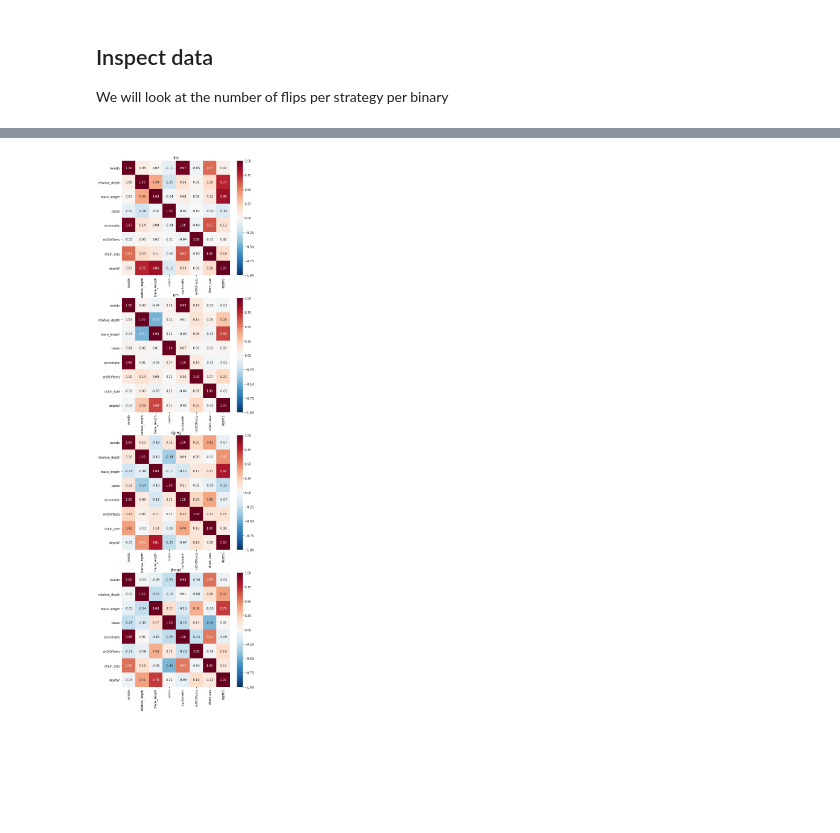
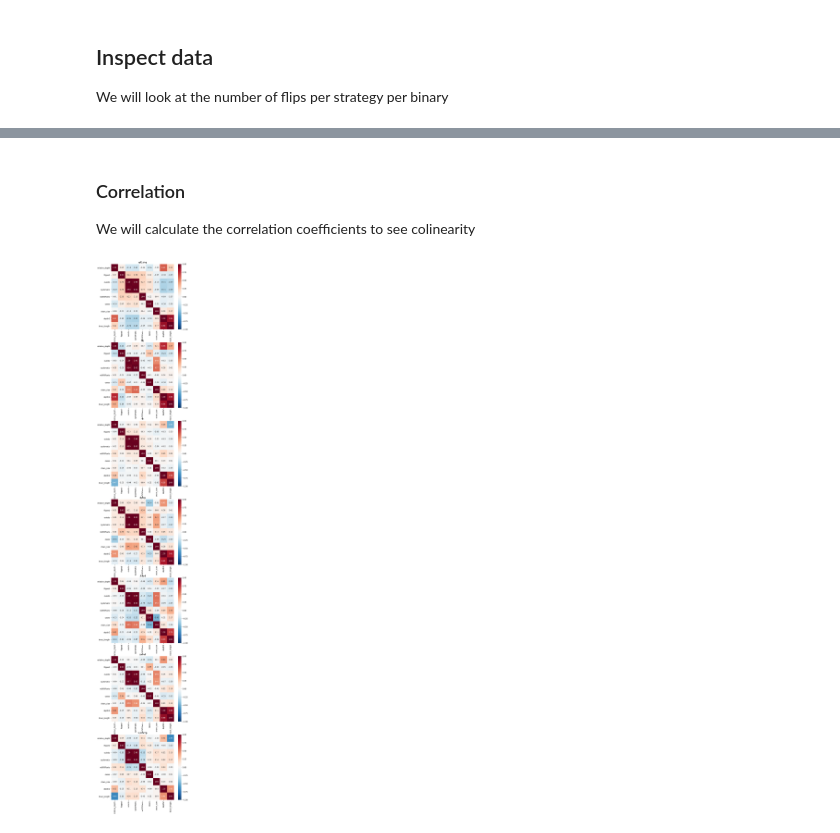
Before and after one commit to Dhayalanb/MotivationThesis, a Jupyter notebook: fuzz_checker/fuzz_checker.ipynb, the cells around one changed output, grey strips where cells are left out. Cells and saved outputs as stored; diff of their text form; code cells hidden in the pictures; blank space fills up the shorter version.

```diff
--- a/fuzz_checker/fuzz_checker.ipynb
+++ b/fuzz_checker/fuzz_checker.ipynb
@@ -17,14 +17,14 @@ import matplotlib.pyplot as plt
 
 STRATEGIES = ['GradientDescentStrategy', 'MagicByteStrategy' , 'OneByteStrategy', 'LengthTaintStrategy', 'ConcolicStrategy', 'RandomStrategy', 'RandomTaintStrategy']
 VARIABLES_TO_TEST = ['oviedo', 'cyclomatic' , 'nrOfOffsets', 'cases', 'chain_size', 'depth2', 'trace_length']
-PROGRAMS = [#"gif2png",
-"file", "nm", "djpeg", "jhead", #"xmlwf",
+PROGRAMS = ["gif2png",
+"file", "nm", "djpeg", "jhead", "xmlwf", "tcpdump"
 ]
 
 all_data = []
 for program in PROGRAMS:
-    print("Reading " + "../results/%s_raw_depth.csv" % program)
-    program_data = pd.read_csv("../results/%s_raw_depth.csv" % program, index_col=False)
+    print("Reading " + "../results/%s/raw_data.csv" % program)
+    program_data = pd.read_csv("../results/%s/raw_data.csv" % program, index_col=False)
     program_data["program"] = program
     all_data.append(program_data)
 data = pd.concat(all_data)
@@ -35,4 +35,6 @@ data["Strategy"] = data["Strategy"].astype('category')
 
 #add new column
 data["relative_depth"] = data["depth2"]/data["trace_length"]
+print("done")
+data.info()
 # %% [output]
@@ -59,10 +75,11 @@ We will look at the number of flips per strategy per binary
 
 df = data
 programs = df.program.unique()
-fig, axs = plt.subplots(nrows=int(programs.size/2), ncols=2, figsize =(10, df["Strategy"].unique().size))
+fig, axs = plt.subplots(nrows=int(programs.size), ncols=1, figsize =(10, df["Strategy"].unique().size*10))
 axs = axs.flatten()
 for ax, program in zip(axs,programs):
     ax = sns.countplot(x="Strategy", data=df[ (df["program"] == program) & (df["flipped"] == 1)], order=df.Strategy.cat.categories,  ax=ax)
     ax.set_xticklabels(df.Strategy.cat.categories, rotation = 90)
+    ax.set_title(program)
 plt.tight_layout()
 # %% [output]
@@ -72,0 +90,9 @@ We will filter the values of - from the data and see the correlation coefficient
+# %%
+columns = ['relative_depth', 'program', 'flipped', 'id', 'Strategy']
+columns += VARIABLES_TO_TEST
+df_copy = df[columns].copy()
+for column in columns:
+    df_copy = df_copy[df_copy[column] != '-']
+programs = df_copy.program.unique()
+for variable in ['oviedo', 'cyclomatic', 'cases', 'chain_size']:
+    df_copy[variable] = df_copy[variable].astype('int')
@@ -73,17 +115,12 @@ We will filter the values of - from the data and see the correlation coefficient
+# %% [markdown]
+### Correlation
+We will calculate the correlation coefficients to see colinearity
 # %%
-columns = set(['relative_depth', 'program'])
-columns.update(set(VARIABLES_TO_TEST))
-df_copy = df[columns].copy()
-for column in columns:
-    df_copy = df_copy[df_copy[column] != '-']
-programs = df_copy.program.unique()
-for variable in VARIABLES_TO_TEST:
-    df_copy[variable] = df_copy[variable].astype('float')
 fig, axs = plt.subplots(nrows=programs.size, figsize=(8, programs.size * 8))
 for ax, f in zip(axs, df_copy.program.unique()):
     ax.set_title(f)
     ax = sns.heatmap(df_copy[df_copy.program == f].corr(),
                     fmt=".2f", annot=True, ax=ax, cmap="RdBu_r", vmin=-1, vmax=1)
-fig.savefig("output.png", dpi=300)
+#fig.savefig("output.png", dpi=300)
 # %% [output]
-[figure, old version]
+[figure, new version]
```
Also changed, not shown: parts of 24 cells of this notebook.
